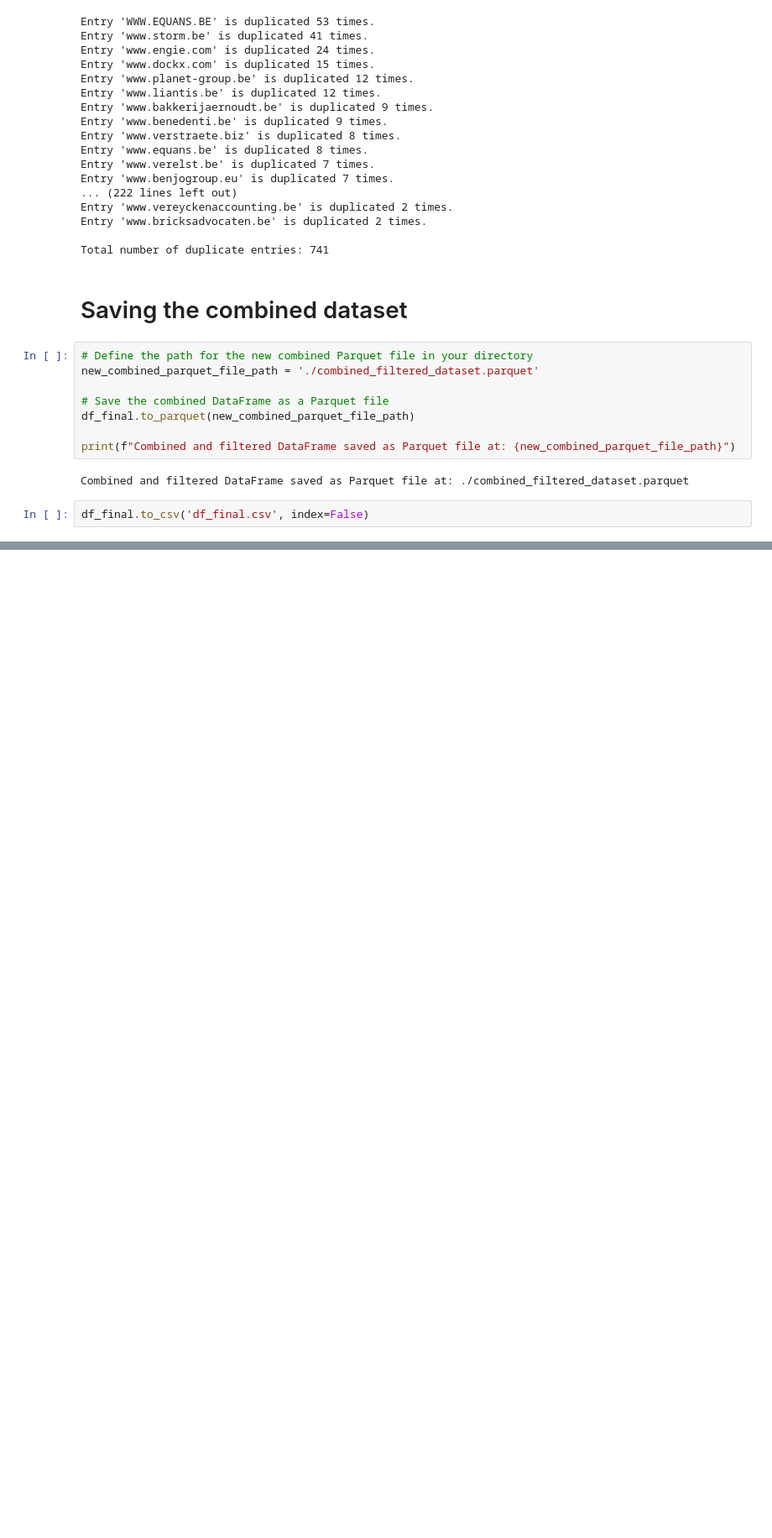
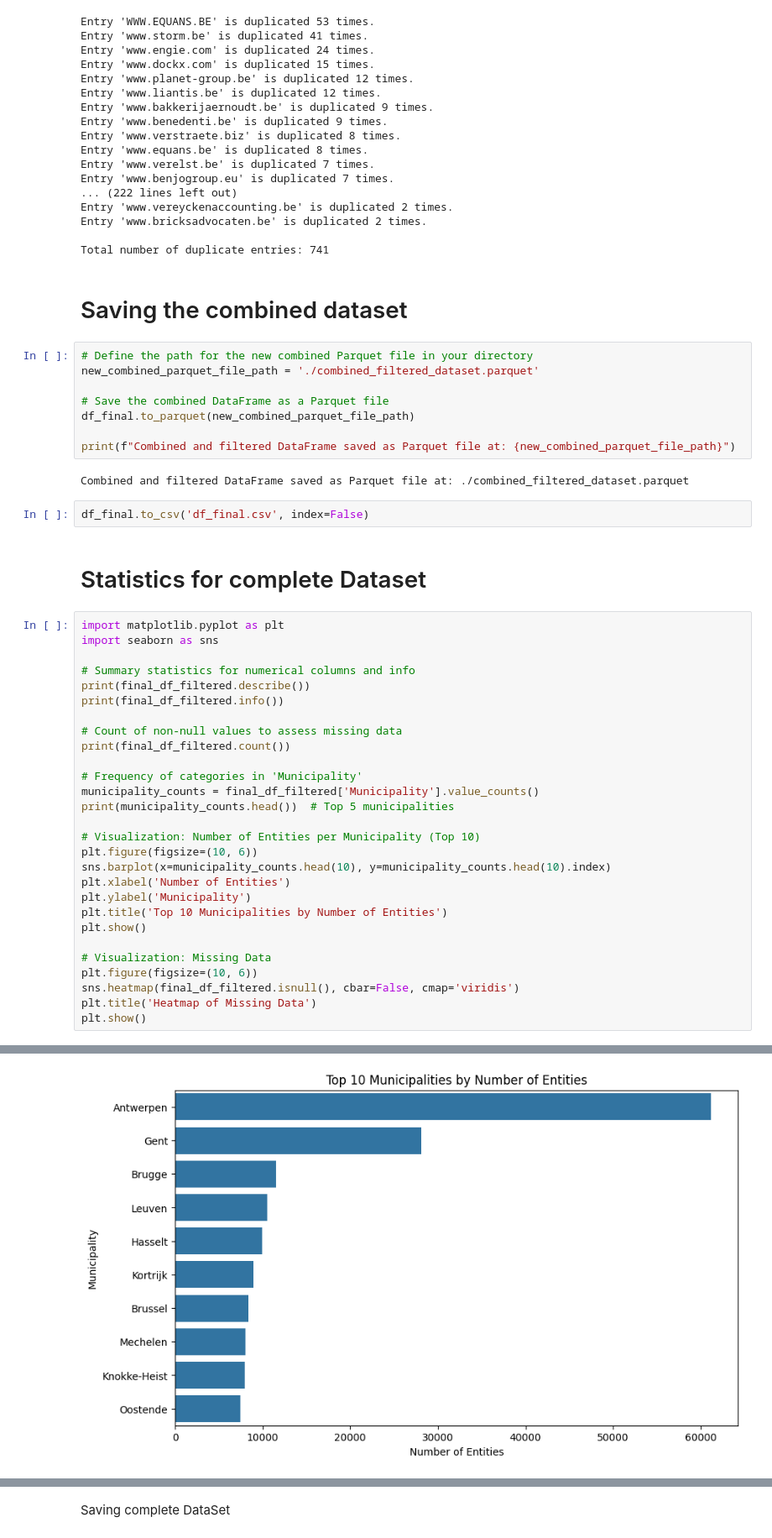
Before and after one commit to nathanvdv/URLfinder, a Jupyter notebook: DatasetCreator.ipynb, the cells around one changed output, grey strips where cells are left out. Shown: that part at 84% size. Drawn from its saved outputs; the diff is of its cells as text; blank space fills up the shorter version.

Commit message:
Some extra statistics for complete dataset accompanied by readme instructions

```diff
--- a/DatasetCreator.ipynb
+++ b/DatasetCreator.ipynb
@@ -361,3 +361,34 @@ print(f"Combined and filtered DataFrame saved as Parquet file at: {new_combined_
 Combined and filtered DataFrame saved as Parquet file at: ./combined_filtered_dataset.parquet
 # %%
 df_final.to_csv('df_final.csv', index=False)
+# %% [markdown]
+# Statistics for complete Dataset
+# %%
+import matplotlib.pyplot as plt
+import seaborn as sns
+
+# Summary statistics for numerical columns and info
+print(final_df_filtered.describe())
+print(final_df_filtered.info())
+
+# Count of non-null values to assess missing data
+print(final_df_filtered.count())
+
+# Frequency of categories in 'Municipality'
+municipality_counts = final_df_filtered['Municipality'].value_counts()
+print(municipality_counts.head())  # Top 5 municipalities
+
+# Visualization: Number of Entities per Municipality (Top 10)
+plt.figure(figsize=(10, 6))
+sns.barplot(x=municipality_counts.head(10), y=municipality_counts.head(10).index)
+plt.xlabel('Number of Entities')
+plt.ylabel('Municipality')
+plt.title('Top 10 Municipalities by Number of Entities')
+plt.show()
+
+# Visualization: Missing Data
+plt.figure(figsize=(10, 6))
+sns.heatmap(final_df_filtered.isnull(), cbar=False, cmap='viridis')
+plt.title('Heatmap of Missing Data')
+plt.show()
+# %% [output]
@@ -363,0 +412 @@ df_final.to_csv('df_final.csv', index=False)
+[figure, added]
@@ -363,0 +414,2 @@ df_final.to_csv('df_final.csv', index=False)
+# %% [markdown]
+Saving complete DataSet
```
Also changed, not shown: parts of 2 cells of this notebook, 1 other file.
